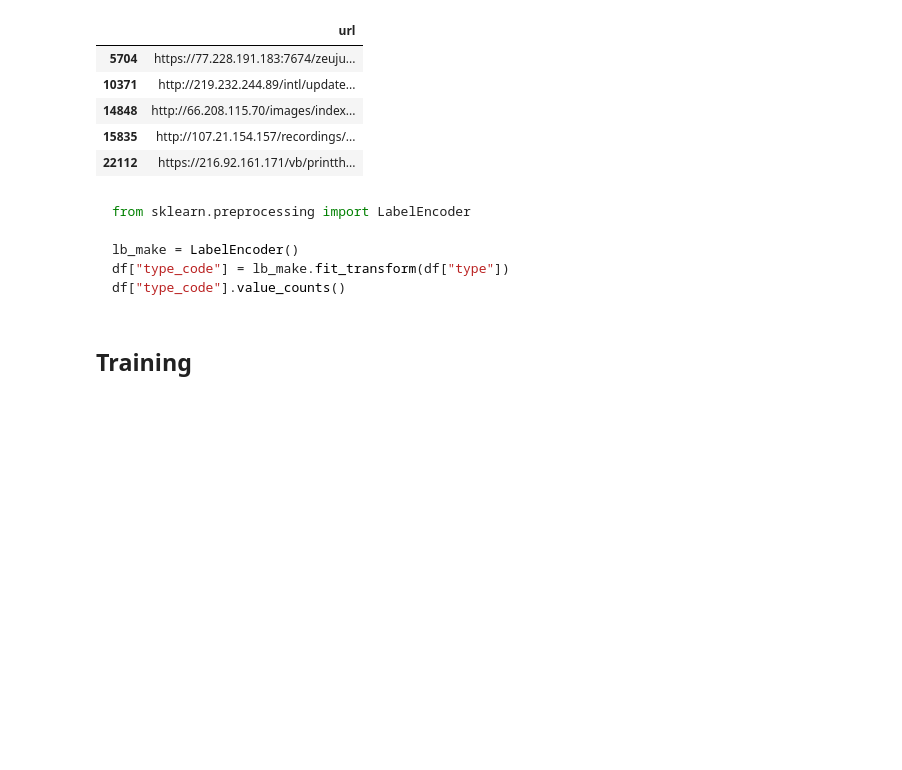
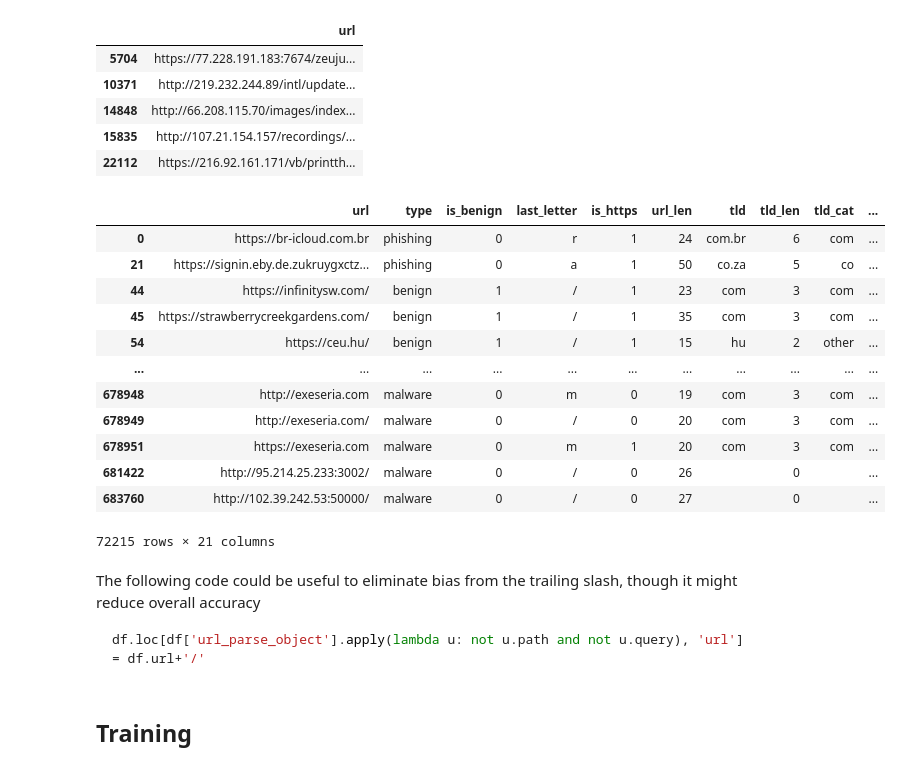
Before and after one commit to aleradamantis99/MaliciousURLDetection, a Jupyter notebook: TFM.ipynb, the cells around one changed output. Drawn from its saved outputs; the diff is of its cells as text; code cells hidden in the pictures; blank space fills up the shorter version.

````diff
--- a/TFM.ipynb
+++ b/TFM.ipynb
@@ -344,13 +346,28 @@ df = df.replace({False: 0, True: 1})
+# %%
+df_empty = df[df['url_parse_object'].apply(lambda u: (not u.path or u.path == '/')and not u.query)]
+# %%
+df_empty
+# %% [output]
+|  | url | type | is_benign | last_letter | is_https | url_len | tld | tld_len | tld_cat | ... |
+| 0 | https://br-icloud.com.br | phishing | 0 | r | 1 | 24 | com.br | 6 | com | ... |
+| 21 | https://signin.eby.de.zukruygxctz... | phishing | 0 | a | 1 | 50 | co.za | 5 | co | ... |
+| 44 | https://infinitysw.com/ | benign | 1 | / | 1 | 23 | com | 3 | com | ... |
+| 45 | https://strawberrycreekgardens.com/ | benign | 1 | / | 1 | 35 | com | 3 | com | ... |
+| 54 | https://ceu.hu/ | benign | 1 | / | 1 | 15 | hu | 2 | other | ... |
+| ... | ... | ... | ... | ... | ... | ... | ... | ... | ... | ... |
+| 678948 | http://exeseria.com | malware | 0 | m | 0 | 19 | com | 3 | com | ... |
+| 678949 | http://exeseria.com/ | malware | 0 | / | 0 | 20 | com | 3 | com | ... |
+| 678951 | https://exeseria.com | malware | 0 | m | 1 | 20 | com | 3 | com | ... |
+| 681422 | http://95.214.25.233:3002/ | malware | 0 | / | 0 | 26 |  | 0 |  | ... |
+| 683760 | http://102.39.242.53:50000/ | malware | 0 | / | 0 | 27 |  | 0 |  | ... |
+72215 rows × 21 columns
+# %% [markdown]
+The following code could be useful to eliminate bias from the trailing slash, though it might reduce overall accuracy
+```python
+df.loc[df['url_parse_object'].apply(lambda u: not u.path and not u.query), 'url'] = df.url+'/'
+```
 # %%
 df_o = df.copy()
-# %% [markdown]
-```python
-from sklearn.preprocessing import LabelEncoder
-
-lb_make = LabelEncoder()
-df["type_code"] = lb_make.fit_transform(df["type"])
-df["type_code"].value_counts()
-```
 # %% [markdown]
 ## Training
 # %% [markdown]
````
Also changed, not shown: parts of 24 cells of this notebook, 2 other files.
